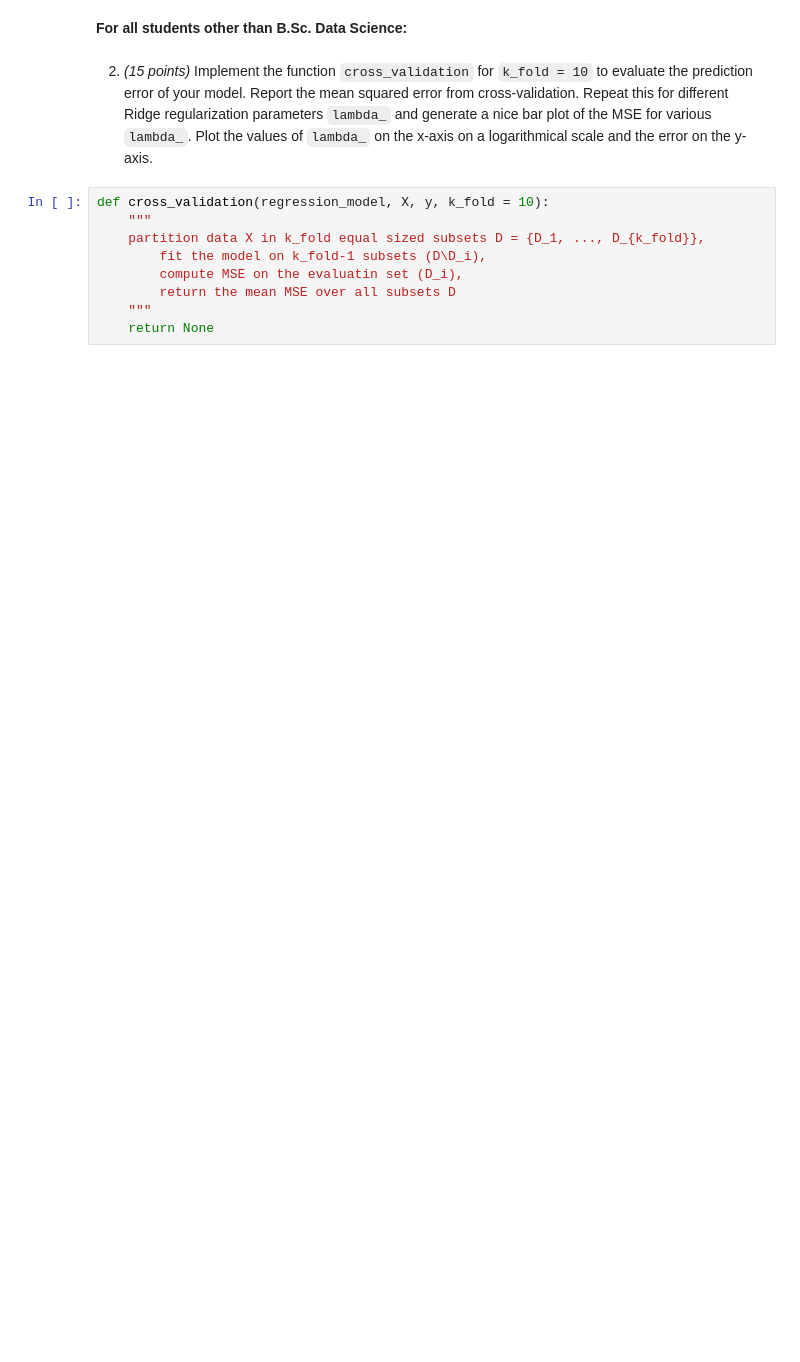
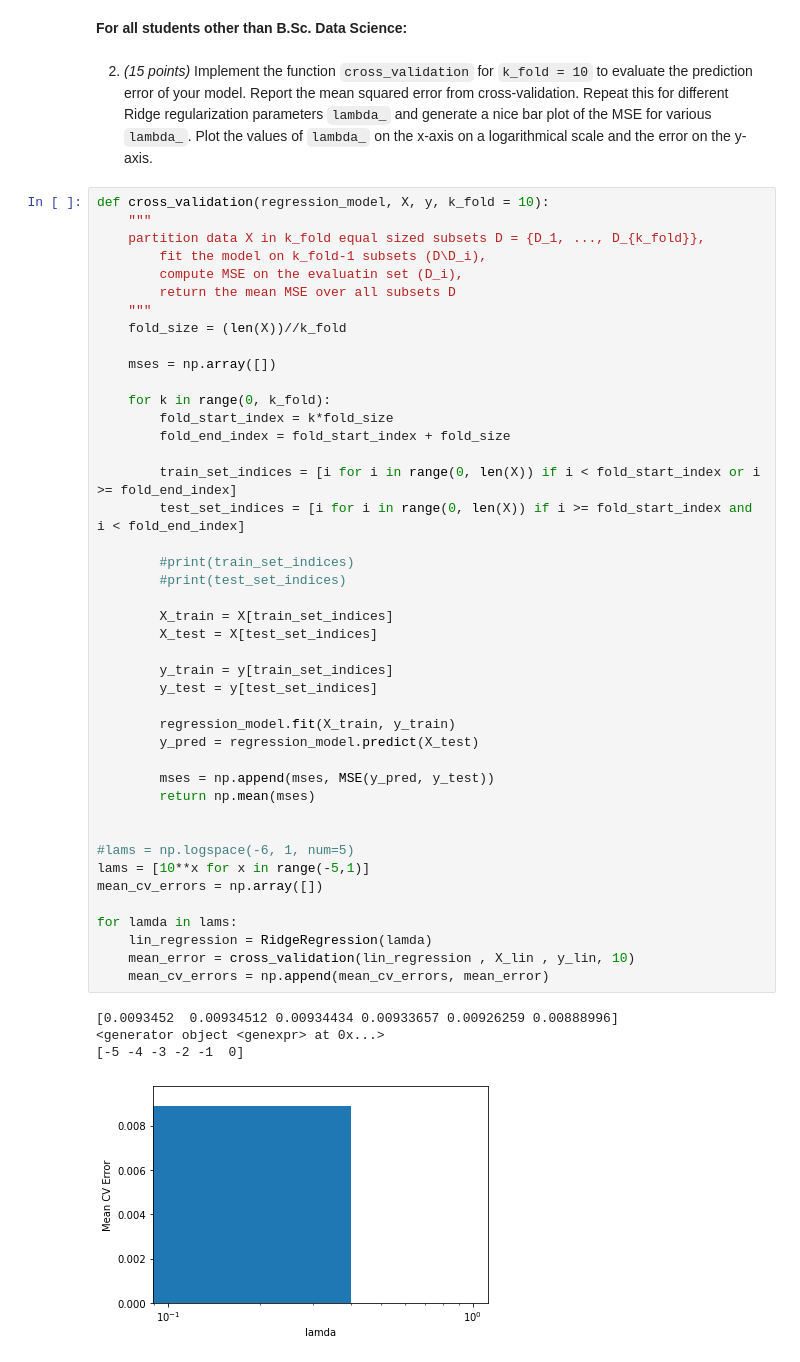
Before and after one commit to codeastra2/MLExcs, a Jupyter notebook: assignment3/assignment3.ipynb, the cells around one changed output. Cells and saved outputs as stored; diff of their text form; blank space fills up the shorter version.

```diff
--- a/assignment3/assignment3.ipynb
+++ b/assignment3/assignment3.ipynb
@@ -380,12 +381,51 @@ opt lam for ftype quad: 3.727593720314938
 **For all students other than B.Sc. Data Science:**
 # %% [markdown]
 2) *(15 points)* Implement the function `cross_validation` for `k_fold = 10` to evaluate the prediction error of your model. Report the mean squared error from cross-validation. Repeat this for different Ridge regularization parameters `lambda_` and generate a nice bar plot of the MSE for various `lambda_`. Plot the values of `lambda_` on the x-axis on a logarithmical scale and the error on the y-axis.
-# %%
-def cross_validation(regression_model, X, y, k_fold = 10):
-    """
-    partition data X in k_fold equal sized subsets D = {D_1, ..., D_{k_fold}},
-        fit the model on k_fold-1 subsets (D\D_i),
-        compute MSE on the evaluatin set (D_i),
-        return the mean MSE over all subsets D
-    """
-    return None
+# %%
+def cross_validation(regression_model, X, y, k_fold = 10):
+    """
+    partition data X in k_fold equal sized subsets D = {D_1, ..., D_{k_fold}},
+        fit the model on k_fold-1 subsets (D\D_i),
+        compute MSE on the evaluatin set (D_i),
+        return the mean MSE over all subsets D
+    """
+    fold_size = (len(X))//k_fold
+
+    mses = np.array([])
+
+    for k in range(0, k_fold):
+        fold_start_index = k*fold_size
+        fold_end_index = fold_start_index + fold_size
+
+        train_set_indices = [i for i in range(0, len(X)) if i < fold_start_index or i >= fold_end_index]
+        test_set_indices = [i for i in range(0, len(X)) if i >= fold_start_index and i < fold_end_index]
+
+        #print(train_set_indices)
+        #print(test_set_indices)
+
+        X_train = X[train_set_indices]
+        X_test = X[test_set_indices]
+
+        y_train = y[train_set_indices]
+        y_test = y[test_set_indices]
+
+        regression_model.fit(X_train, y_train)
+        y_pred = regression_model.predict(X_test)
+
+        mses = np.append(mses, MSE(y_pred, y_test))
+        return np.mean(mses)
+
+
+#lams = np.logspace(-6, 1, num=5)
+lams = [10**x for x in range(-5,1)]
+mean_cv_errors = np.array([])
+
+for lamda in lams:
+    lin_regression = RidgeRegression(lamda)
+    mean_error = cross_validation(lin_regression , X_lin , y_lin, 10)
+    mean_cv_errors = np.append(mean_cv_errors, mean_error)
+# %% [output]
+[0.0093452  0.00934512 0.00934434 0.00933657 0.00926259 0.00888996]
+<generator object <genexpr> at 0x...>
+[-5 -4 -3 -2 -1  0]
+[figure, added]
```
Also changed, not shown: parts of 5 cells of this notebook.
